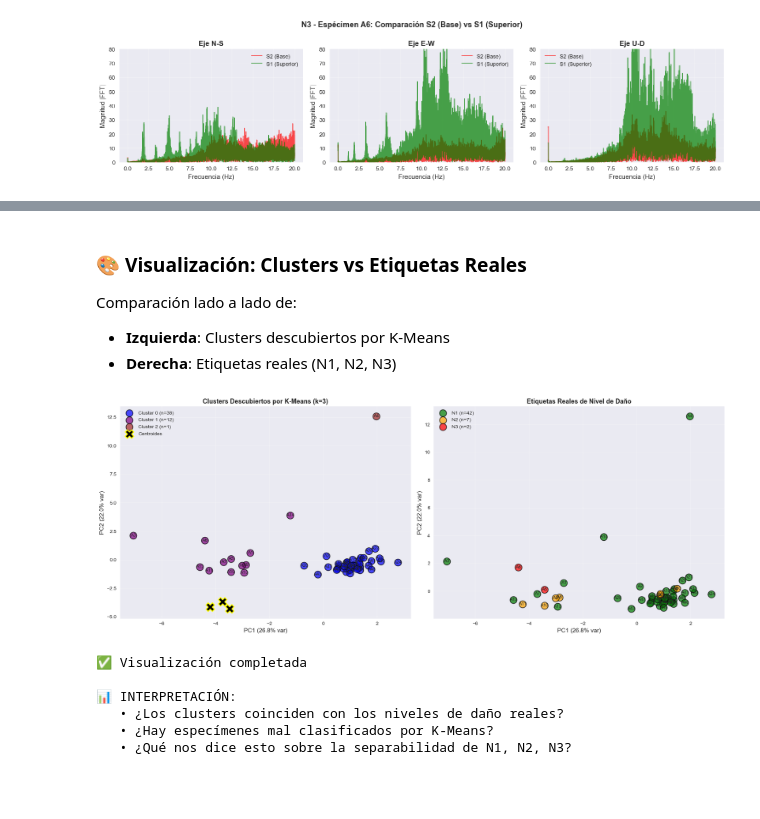
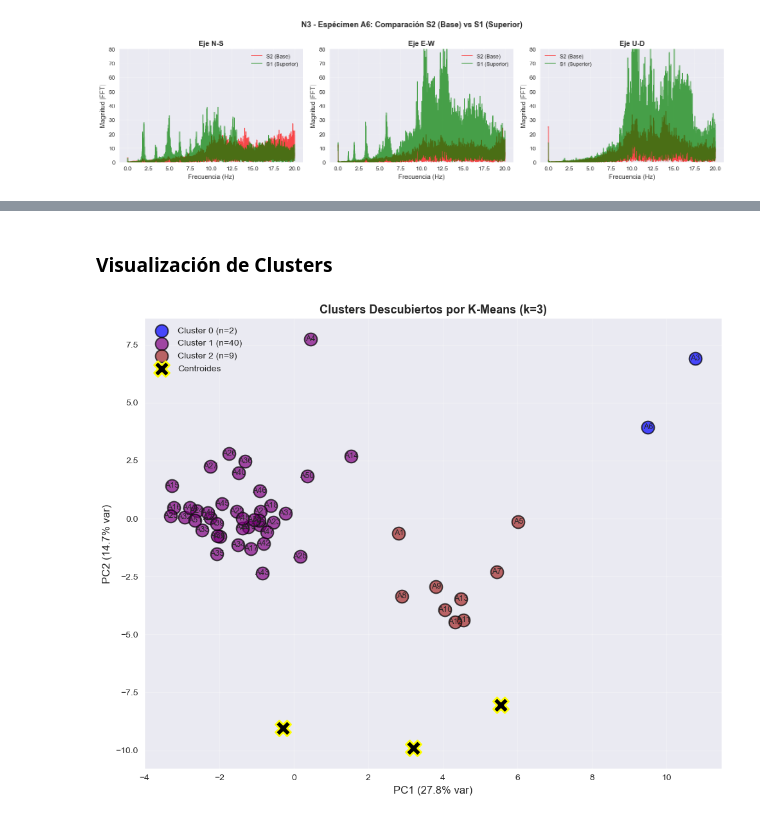
Before and after one commit to giansmart/deepsolation, a Jupyter notebook: src/notebooks/2_clustering_fft_kmeans.ipynb, the cells around one changed output, grey strips where cells are left out. Saved outputs shown, nothing was run; the diff lists cells and outputs as text; code cells hidden in the pictures; blank space fills up the shorter version.

Commit message:
enriching new clustering experiments

```diff
--- a/src/notebooks/2_clustering_fft_kmeans.ipynb
+++ b/src/notebooks/2_clustering_fft_kmeans.ipynb
@@ -442,0 +498,6 @@ _Los espectros de frecuencia muestran una diferenciación consistente entre la s
+# %%
+# H(f) para un espécimen de cada nivel
+for nivel in ['N1', 'N2', 'N3']:
+    specimens = get_specimens_by_damage(fft_data, nivel, n=1)
+    if specimens:
+        plot_transfer_function(specimens[0])
@@ -442,0 +510,6 @@ _Los espectros de frecuencia muestran una diferenciación consistente entre la s
+# %%
+# Δ(f) para un espécimen de cada nivel
+for nivel in ['N1', 'N2', 'N3']:
+    specimens = get_specimens_by_damage(fft_data, nivel, n=1)
+    if specimens:
+        plot_spectral_difference(specimens[0])
@@ -463,10 +525,12 @@ Para cada par (S2, S1) y cada eje (N-S, E-W, U-D):
 # Importar función de extracción de features
 from clustering_utils import extract_simple_spectral_features
 
-# Extraer características espectrales simples
+# Extraer características espectrales
+# include_transfer_features=True agrega H(f) y Δ(f) → 36 features en lugar de 18
 features_matrix, features_df, feature_names = extract_simple_spectral_features(
     fft_data=fft_data,
-    freq_range=(0, 20)  # Rango relevante para estructuras civiles
+    freq_range=(0, 20),
+    include_transfer_features=True  # Cambiar a False para usar solo features base
 )
 
 print(f"\n📊 Matriz de features lista para clustering:")
@@ -757,15 +871,9 @@ N3           0  2  0
 # %% [markdown]
-### 🎨 Visualización: Clusters vs Etiquetas Reales
-
-Comparación lado a lado de:
-- **Izquierda**: Clusters descubiertos por K-Means
-- **Derecha**: Etiquetas reales (N1, N2, N3)
+### Visualización de Clusters
 # %%
-# Visualización comparativa: Clusters vs Etiquetas Reales
-fig, axes = plt.subplots(1, 2, figsize=(18, 7))
+# Visualización: Clusters descubiertos por K-Means
+fig, ax = plt.subplots(figsize=(10, 8))
 
-# Plot 1: Clusters de K-Means
-ax = axes[0]
 cluster_colors = {0: 'blue', 1: 'purple', 2: 'brown'}
 
 for cluster_id in range(3):
@@ -780,80 +888,32 @@ for cluster_id in range(3):
         edgecolors='black',
         linewidths=1.5
     )
 
     # Anotar IDs
     for i, specimen_id in enumerate(specimen_ids[mask]):
         ax.annotate(
             specimen_id,
             (features_pca[mask, 0][i], features_pca[mask, 1][i]),
             fontsize=9,
             ha='center',
             va='center'
         )
 
 # Plot centroides
 centroids_pca = pca.transform(scaler.transform(kmeans.cluster_centers_))
 ax.scatter(centroids_pca[:, 0], centroids_pca[:, 1],
            c='black', marker='X', s=300,
            edgecolors='yellow', linewidths=2,
            label='Centroides', zorder=10)
 
 ax.set_xlabel(f'PC1 ({pca.explained_variance_ratio_[0]:.1%} var)', fontsize=12)
 ax.set_ylabel(f'PC2 ({pca.explained_variance_ratio_[1]:.1%} var)', fontsize=12)
 ax.set_title('Clusters Descubiertos por K-Means (k=3)', fontsize=13, fontweight='bold')
 ax.legend(fontsize=10, loc='best')
 ax.grid(True, alpha=0.3)
 
-# Plot 2: Etiquetas reales (incluyendo Sin_etiqueta)
-ax = axes[1]
-colors_real = {'N1': 'green', 'N2': 'orange', 'N3': 'red', 'Sin_etiqueta': 'gray'}
-
-for nivel in ['N1', 'N2', 'N3', 'Sin_etiqueta']:
-    mask = labels_real == nivel
-    if mask.sum() == 0:  # Skip si no hay especímenes de este tipo
-        continue
-
-    ax.scatter(
-        features_pca[mask, 0],
-        features_pca[mask, 1],
-        c=colors_real[nivel],
-        label=f'{nivel} (n={mask.sum()})',
-        s=200,
-        alpha=0.7,
-        edgecolors='black',
-        linewidths=1.5
-    )
-
-    # Anotar IDs
-    for i, specimen_id in enumerate(specimen_ids[mask]):
-        ax.annotate(
-            specimen_id,
-            (features_pca[mask, 0][i], features_pca[mask, 1][i]),
-            fontsize=9,
-            ha='center',
-            va='center'
-        )
-
-ax.set_xlabel(f'PC1 ({pca.explained_variance_ratio_[0]:.1%} var)', fontsize=12)
-ax.set_ylabel(f'PC2 ({pca.explained_variance_ratio_[1]:.1%} var)', fontsize=12)
-ax.set_title('Etiquetas Reales de Nivel de Daño', fontsize=13, fontweight='bold')
-ax.legend(fontsize=10, loc='best')
-ax.grid(True, alpha=0.3)
-
 plt.tight_layout()
 plt.show()
-
-print("✅ Visualización completada")
-print("\n📊 INTERPRETACIÓN:")
-print("   • ¿Los clusters coinciden con los niveles de daño reales?")
-print("   • ¿Hay especímenes mal clasificados por K-Means?")
-print("   • ¿Qué nos dice esto sobre la separabilidad de N1, N2, N3?")
 # %% [output]
-[figure, old version]
+[figure, new version]
-✅ Visualización completada
-
-📊 INTERPRETACIÓN:
-   • ¿Los clusters coinciden con los niveles de daño reales?
-   • ¿Hay especímenes mal clasificados por K-Means?
-   • ¿Qué nos dice esto sobre la separabilidad de N1, N2, N3?
 # %% [markdown]
```
Also changed, not shown: parts of 38 cells of this notebook, 6 other files.
